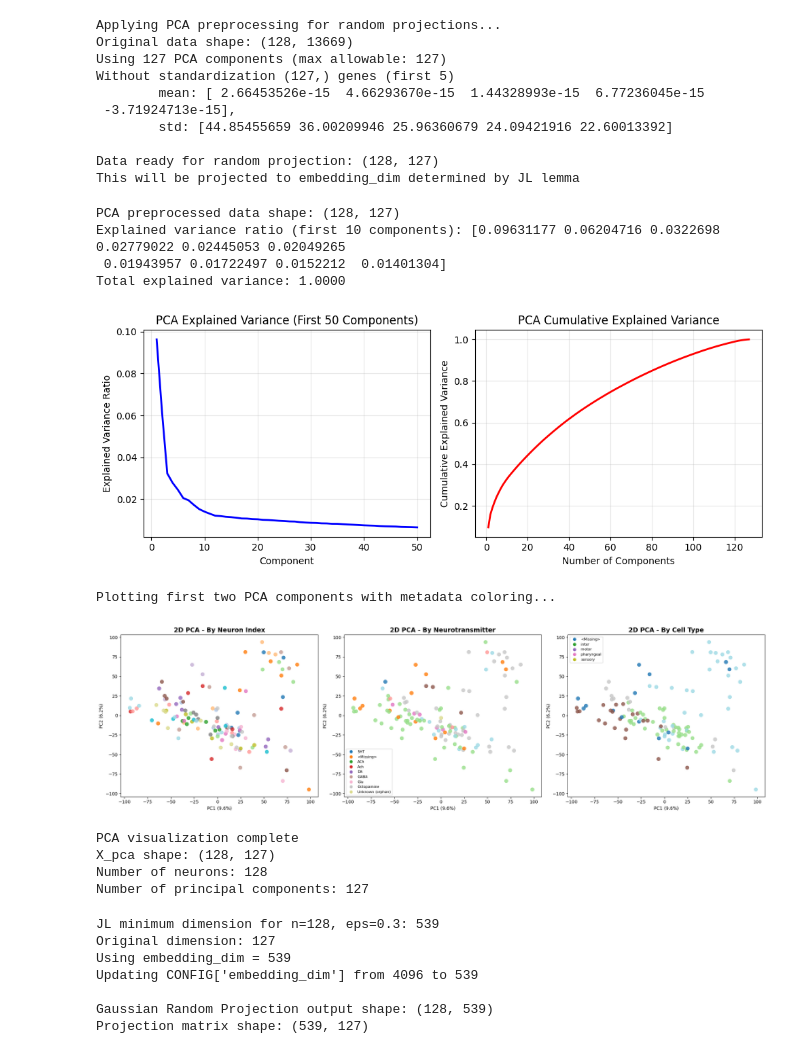
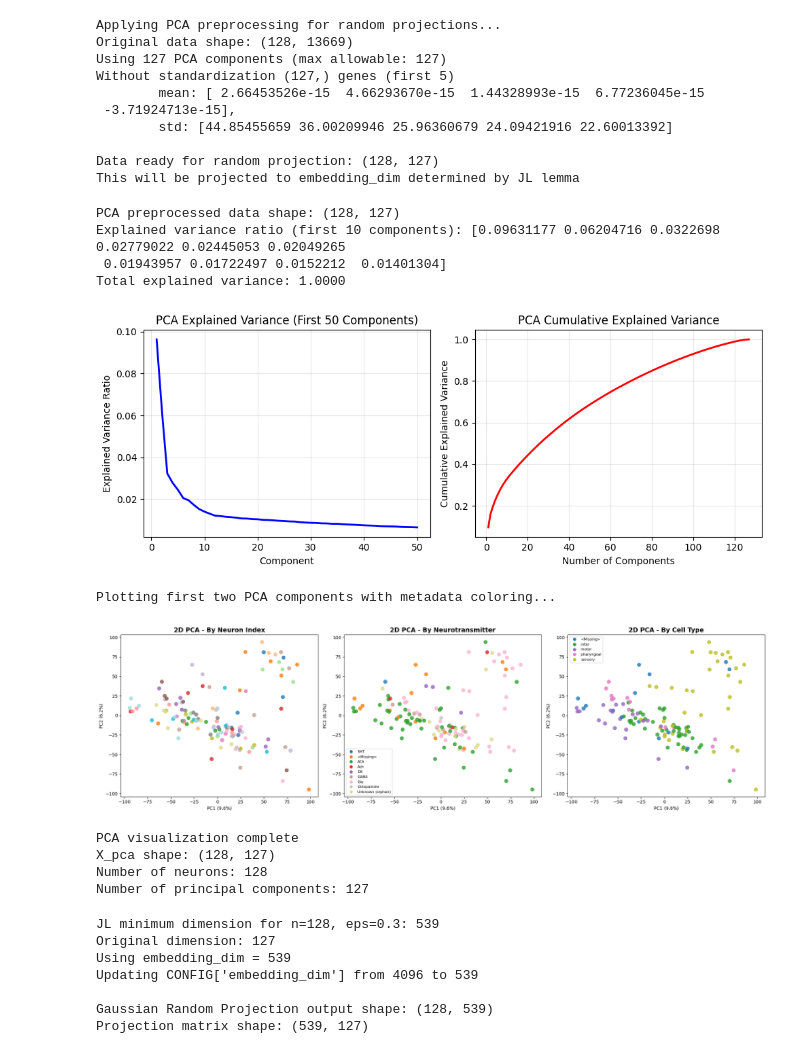
Before and after one commit to qsimeon/worm-learn, a Jupyter notebook: main_notebook.ipynb, the cells around one changed output. Cells and saved outputs as stored; diff of their text form; code cells hidden in the pictures.

```diff
--- a/main_notebook.ipynb
+++ b/main_notebook.ipynb
@@ -340,6 +339,17 @@ print("Plotting first two PCA components with metadata coloring...")
 # Create figure with 3 subplots: original coloring, neurotransmitter, cell type
 fig, axes = plt.subplots(1, 3, figsize=(21, 6))
 
+# Prepare metadata color mappings
+unique_nt = np.unique(neuron_neurotransmitters)
+nt_to_color = {nt: i for i, nt in enumerate(unique_nt)}
+unique_types = np.unique(neuron_types)
+type_to_color = {t: i for i, t in enumerate(unique_types)}
+
+# Prepare colormaps - use actual colors instead of indices
+cmap = plt.cm.tab20
+nt_color_values = [cmap(nt_to_color[nt] / len(unique_nt)) for nt in neuron_neurotransmitters]
+type_color_values = [cmap(type_to_color[t] / len(unique_types)) for t in neuron_types]
+
 # Plot 1: Original (by neuron index)
 ax = axes[0]
 scatter = ax.scatter(X_pca[:, 0], X_pca[:, 1],
@@ -350,55 +360,47 @@ ax.set_ylabel(f'PC2 ({pca_preprocess.explained_variance_ratio_[1]:.1%})')
 
 # Plot 2: Colored by neurotransmitter
 ax = axes[1]
-unique_nt = np.unique(neuron_neurotransmitters)
-nt_to_color = {nt: i for i, nt in enumerate(unique_nt)}
-nt_colors = [nt_to_color[nt] for nt in neuron_neurotransmitters]
-
 scatter = ax.scatter(X_pca[:, 0], X_pca[:, 1],
-                    c=nt_colors, cmap='tab20', s=60, alpha=0.8)
+                    c=nt_color_values, s=60, alpha=0.8)  # Use actual colors, not cmap
 ax.set_title('2D PCA - By Neurotransmitter', fontsize=14, fontweight='bold')
 ax.set_xlabel(f'PC1 ({pca_preprocess.explained_variance_ratio_[0]:.1%})')
 ax.set_ylabel(f'PC2 ({pca_preprocess.explained_variance_ratio_[1]:.1%})')
 
 # Add legend for neurotransmitters
 handles = [plt.Line2D([0], [0], marker='o', color='w',
-                     markerfacecolor=plt.cm.tab20(nt_to_color[nt]/len(unique_nt)),
+                     markerfacecolor=cmap(nt_to_color[nt]/len(unique_nt)),
                      markersize=8, label=nt) for nt in unique_nt]
 ax.legend(handles=handles, loc='best', fontsize=8)
 
 # Plot 3: Colored by cell type
 ax = axes[2]
-unique_types = np.unique(neuron_types)
-type_to_color = {t: i for i, t in enumerate(unique_types)}
-type_colors = [type_to_color[t] for t in neuron_types]
-
 scatter = ax.scatter(X_pca[:, 0], X_pca[:, 1],
-                    c=type_colors, cmap='tab20', s=60, alpha=0.8)
+                    c=type_color_values, s=60, alpha=0.8)  # Use actual colors, not cmap
 ax.set_title('2D PCA - By Cell Type', fontsize=14, fontweight='bold')
 ax.set_xlabel(f'PC1 ({pca_preprocess.explained_variance_ratio_[0]:.1%})')
 ax.set_ylabel(f'PC2 ({pca_preprocess.explained_variance_ratio_[1]:.1%})')
 
 # Add legend for types
 handles = [plt.Line2D([0], [0], marker='o', color='w',
-                     markerfacecolor=plt.cm.tab20(type_to_color[t]/len(unique_types)),
+                     markerfacecolor=cmap(type_to_color[t]/len(unique_types)),
                      markersize=8, label=t) for t in unique_types]
 ax.legend(handles=handles, loc='best', fontsize=8)
 
 plt.tight_layout()
 plt.show()
 
 print("PCA visualization complete")
 print(f"X_pca shape: {X_pca.shape}")
 print(f"Number of neurons: {N_neurons}")
 print(f"Number of principal components: {X_pca.shape[1]}")
 # %% [output]
 PCA preprocessed data shape: (128, 127)
 Explained variance ratio (first 10 components): [0.09631177 0.06204716 0.0322698  0.02779022 0.02445053 0.02049265
  0.01943957 0.01722497 0.0152212  0.01401304]
 Total explained variance: 1.0000
 [figure]
 Plotting first two PCA components with metadata coloring...
-[figure, old version]
+[figure, new version]
 PCA visualization complete
 X_pca shape: (128, 127)
 Number of neurons: 128
```
Also changed, not shown: parts of 13 cells of this notebook.
